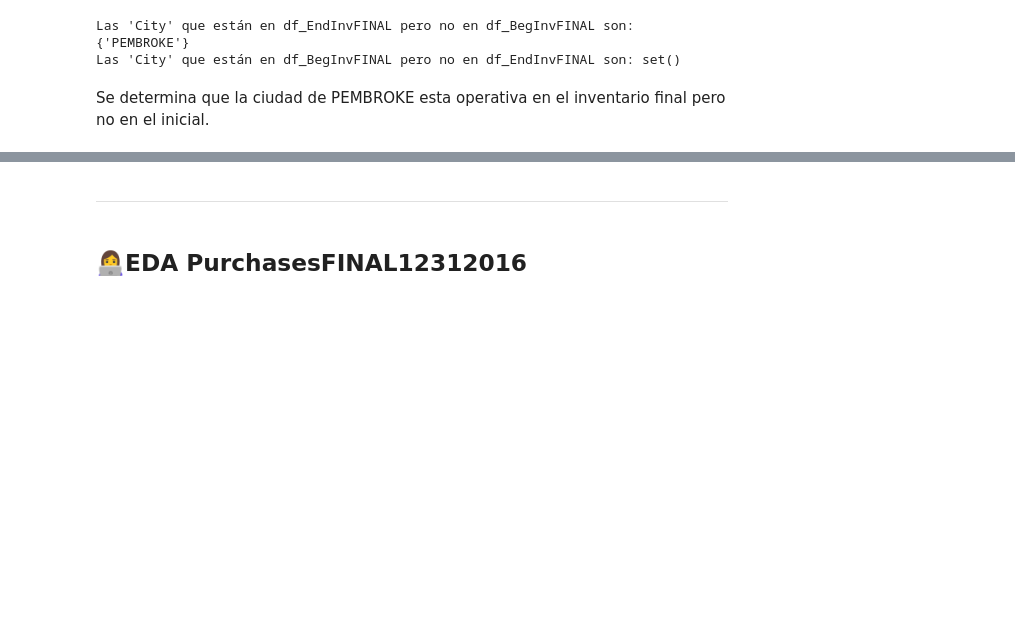
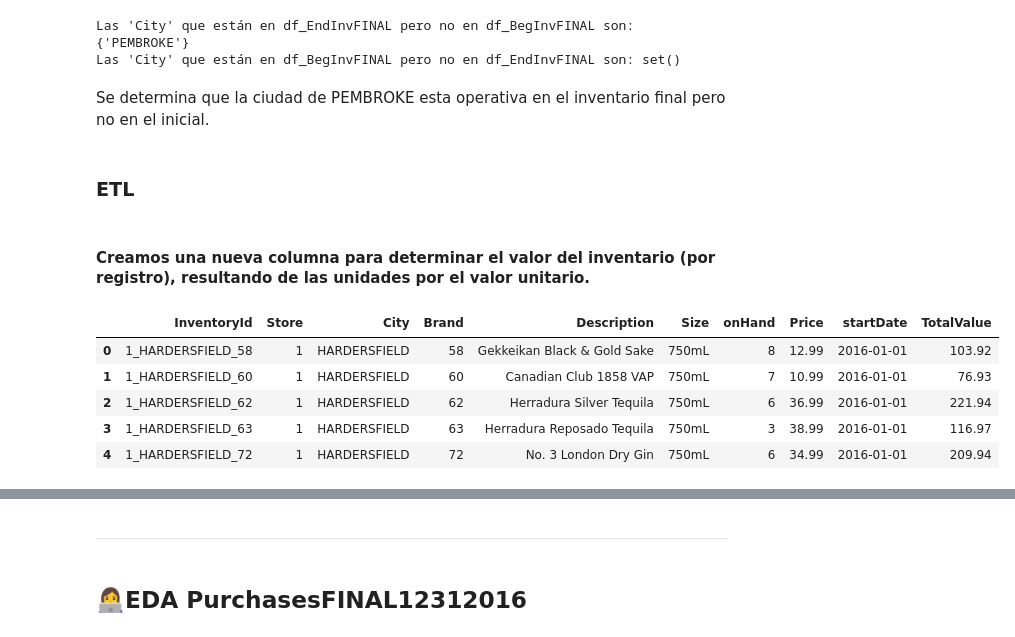
Before and after one commit to Dapt01G2-Henry/ComerLogistics, a Jupyter notebook: Sprint_1/EDA y ETL/EDA y ETL.ipynb, the cells around one changed output, grey strips where cells are left out. Cells and saved outputs as stored; diff of their text form; code cells hidden in the pictures; blank space fills up the shorter version.

```diff
--- a/Sprint_1/EDA y ETL/EDA y ETL.ipynb
+++ b/Sprint_1/EDA y ETL/EDA y ETL.ipynb
@@ -1216,3 +1212,20 @@ Las 'City' que están en df_EndInvFINAL pero no en df_BegInvFINAL son: {'PEMBROK
 Las 'City' que están en df_BegInvFINAL pero no en df_EndInvFINAL son: set()
 # %% [markdown]
 Se determina que la ciudad de PEMBROKE esta operativa en el inventario final pero no en el inicial.
+# %% [markdown]
+### ETL
+# %% [markdown]
+#### Creamos una nueva columna para determinar el valor del inventario (por registro), resultando de las unidades por el valor unitario.
+# %%
+# Crear la nueva columna 'TotalValue' como el producto de 'onHand' y 'Price'
+df_BegInvFINAL['TotalValue'] = df_BegInvFINAL['onHand'] * df_BegInvFINAL['Price']
+
+# Mostrar las primeras filas para verificar el resultado
+df_BegInvFINAL.head()
+# %% [output]
+|  | InventoryId | Store | City | Brand | Description | Size | onHand | Price | startDate | TotalValue |
+| 0 | 1_HARDERSFIELD_58 | 1 | HARDERSFIELD | 58 | Gekkeikan Black & Gold Sake | 750mL | 8 | 12.99 | 2016-01-01 | 103.92 |
+| 1 | 1_HARDERSFIELD_60 | 1 | HARDERSFIELD | 60 | Canadian Club 1858 VAP | 750mL | 7 | 10.99 | 2016-01-01 | 76.93 |
+| 2 | 1_HARDERSFIELD_62 | 1 | HARDERSFIELD | 62 | Herradura Silver Tequila | 750mL | 6 | 36.99 | 2016-01-01 | 221.94 |
+| 3 | 1_HARDERSFIELD_63 | 1 | HARDERSFIELD | 63 | Herradura Reposado Tequila | 750mL | 3 | 38.99 | 2016-01-01 | 116.97 |
+| 4 | 1_HARDERSFIELD_72 | 1 | HARDERSFIELD | 72 | No. 3 London Dry Gin | 750mL | 6 | 34.99 | 2016-01-01 | 209.94 |
```
Also changed, not shown: parts of 22 cells of this notebook.
